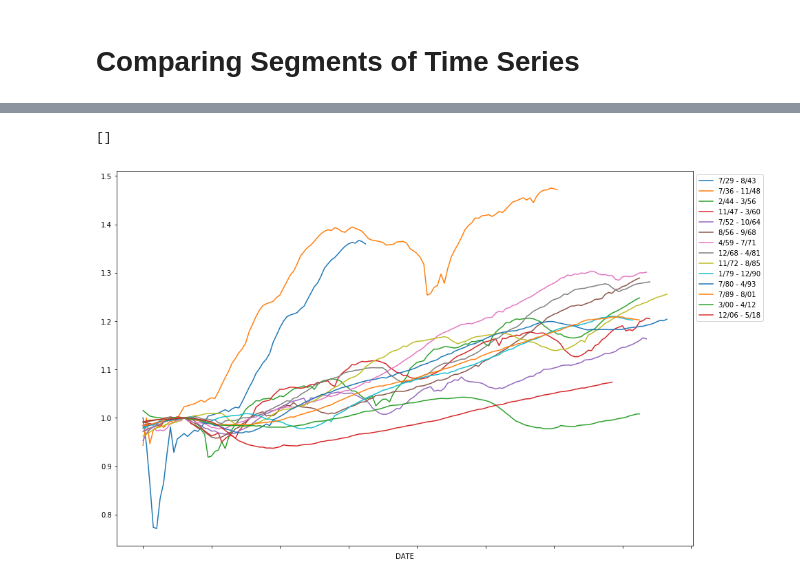
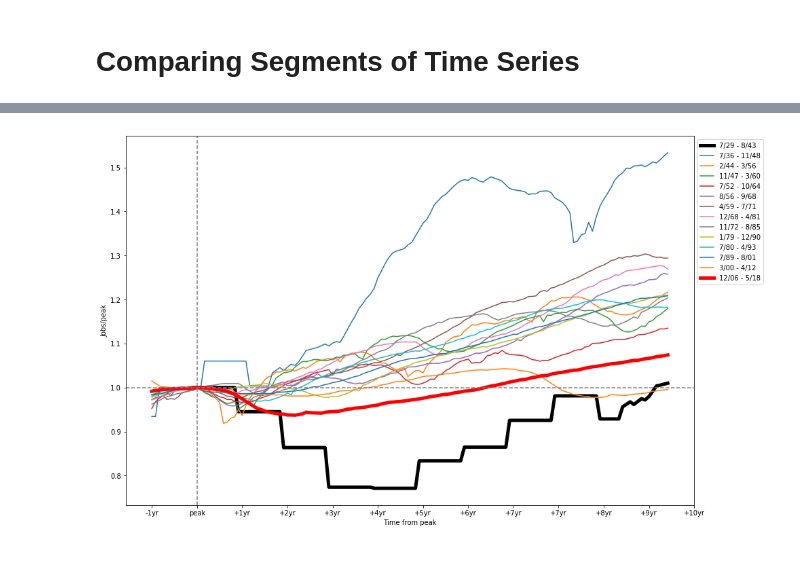
Before and after one commit to reikolaski/BootCamp2018, a Jupyter notebook: ProbSets/Comp/ProbSet2/ProbSet2.ipynb, the cells around one changed output, grey strips where cells are left out. Cells and saved outputs as stored; diff of their text form; code cells hidden in the pictures.

```diff
--- a/ProbSets/Comp/ProbSet2/ProbSet2.ipynb
+++ b/ProbSets/Comp/ProbSet2/ProbSet2.ipynb
@@ -688,2 +927,2 @@ ts = pd.read_csv('payems.csv', index_col='DATE')
 # %%
-ts['PAYEMS'] = ts['PAYEMS'] * 1000
+payems['PAYEMS'] = payems['PAYEMS'] * 1000
@@ -752,25 +987,44 @@ See the caveats in the documentation: http://pandas.pydata.org/pandas-docs/stabl
+# %%
+daterange = pd.date_range(start='1928-08-01', end='1929-06-01', freq='MS')
+empty = pd.DataFrame(np.array([np.nan, np.nan, np.nan, np.nan, np.nan, np.nan, np.nan, np.nan, np.nan, np.nan, np.nan]), columns=['PAYEMS'], index=daterange)
+recessions[0] = pd.concat([empty, recessions[0]])
+# %%
+timeline = pd.Series(['' for i in range(138)], name='Timeline')
+timeline.at[0] = '-1yr'
+for n, i in enumerate(range(12, 138, 12)):
+    if n == 0:
+        timeline.at[i] = 'peak'
+    else:
+        timeline.at[i] = f'+{n}yr'
+# %%
+for i in range(14):
+    timeline.index = recessions[i].index
+    recessions[i]['Timeline'] = timeline
+    recessions[i]['Dates'] = recessions[i].index.copy()
+    recessions[i].set_index('Timeline', inplace=True)
 # %%
 fig, axes = plt.subplots(figsize=(15,10))
-s1.plot(ax=axes)
-s2.plot(ax=axes)
-s3.plot(ax=axes)
-s4.plot(ax=axes)
-s5.plot(ax=axes)
-s6.plot(ax=axes)
-s7.plot(ax=axes)
-s8.plot(ax=axes)
-s9.plot(ax=axes)
-s10.plot(ax=axes)
-s11.plot(ax=axes)
-s12.plot(ax=axes)
-s13.plot(ax=axes)
-s14.plot(ax=axes)
+for i in range(14):
+    if i == 0:
+        recessions[i].plot(y='PAYEMS', ax=axes, linewidth=5, color='black')
+    elif i == 13:
+        recessions[i].plot(y='PAYEMS', ax=axes, linewidth=5, color='red')
+    else:
+        recessions[i].plot(y='PAYEMS', ax=axes)
+
 plt.legend(['7/29 - 8/43', '7/36 - 11/48', '2/44 - 3/56',
            '11/47 - 3/60', '7/52 - 10/64', '8/56 - 9/68',
            '4/59 - 7/71', '12/68 - 4/81', '11/72 - 8/85',
            '1/79 - 12/90', '7/80 - 4/93', '7/89 - 8/01',
            '3/00 - 4/12', '12/06 - 5/18'], bbox_to_anchor=(1,1))
-plt.plot()
+
+plt.xticks(np.arange(0, 145, 12), ['-1yr', 'peak', '+1yr', '+2yr', '+3yr', '+4yr', '+5yr', '+6yr', '+7yr', '+7yr', '+8yr', '+9yr', '+10yr'])
+plt.ylabel('Jobs/peak')
+plt.xlabel('Time from peak')
+
+plt.axvline(x=12, c='grey', ls='--')
+plt.axhline(y=1, c='grey', ls='--')
+
+plt.show()
 # %% [output]
-[]
-[figure, old version]
+[figure, new version]
```
Also changed, not shown: parts of 71 cells of this notebook, 6 other files.
